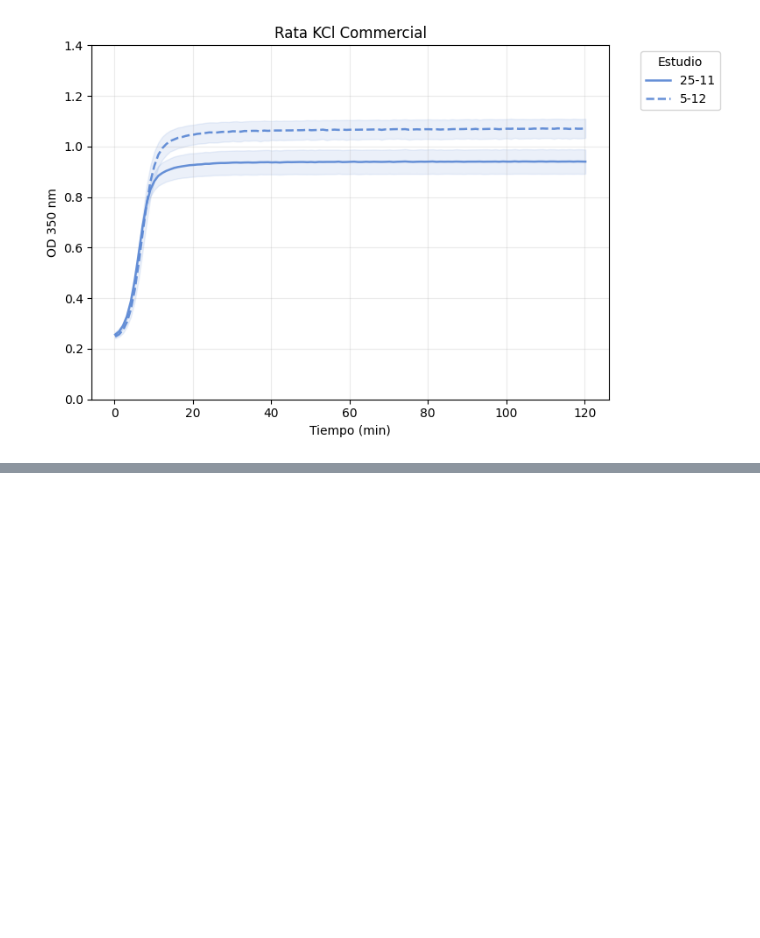
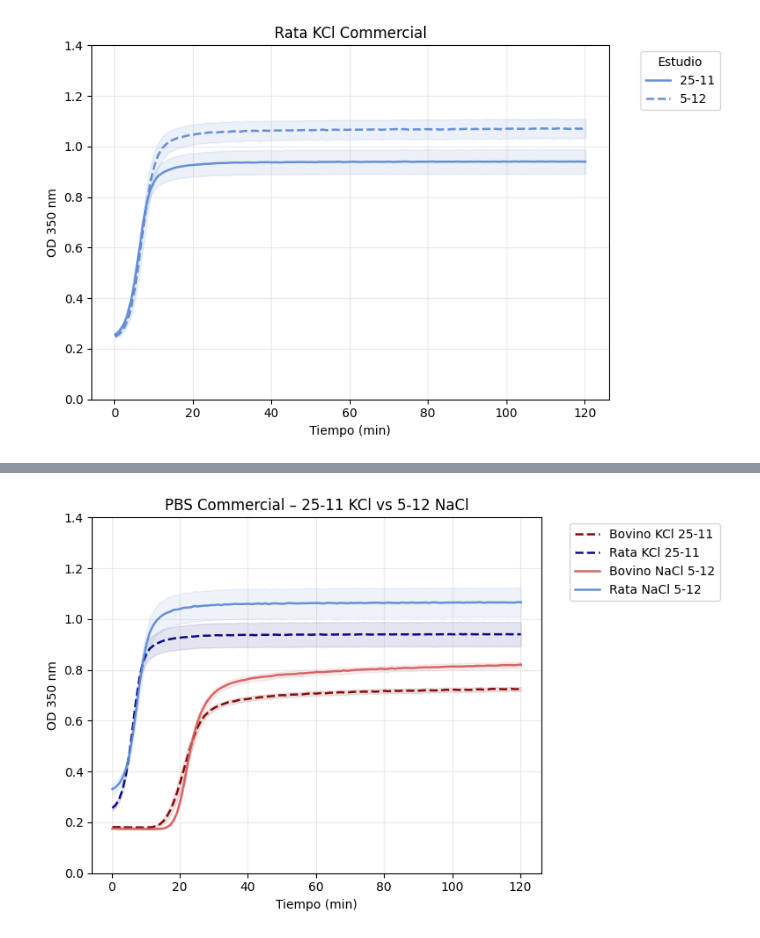
Before and after one commit to Bertaalcolea/Collagen_studies, a Jupyter notebook: Ionic(25-11vs5-12).ipynb, the cells around one changed output, grey strips where cells are left out. Drawn from its saved outputs; the diff is of its cells as text; code cells hidden in the pictures; blank space fills up the shorter version.

```diff
--- a/Ionic(25-11vs5-12).ipynb
+++ b/Ionic(25-11vs5-12).ipynb
@@ -784,0 +1044,17 @@ for conc in ["137 mM", "200 mM", "Commercial"]:
+# %%
+def get_color_study(species, study):
+    """
+    Colores para especie + día:
+    - Bovine: granate (25-11) y rojo claro (5-12)
+    - Rat: azul marino (25-11) y azul claro (5-12)
+    """
+    if species == "Bovine":
+        dark  = "#7f0000"   # granate
+        light = "#d55e5e"   # rojo claro
+    elif species == "Rat":
+        dark  = "#00007f"   # azul marino
+        light = "#5e8ad5"   # azul claro
+    else:
+        dark = light = "black"
+
+    return dark if study == "25-11" else light
@@ -784,0 +1137,8 @@ for conc in ["137 mM", "200 mM", "Commercial"]:
+# %%
+plot_mixed_salts_days(
+    all_df,
+    pair_list=[("25-11", "KCl"), ("5-12", "NaCl")],
+    title="PBS Commercial – 25-11 KCl vs 5-12 NaCl"
+)
+# %% [output]
+[figure, added]
```
Also changed, not shown: parts of 24 cells of this notebook.
